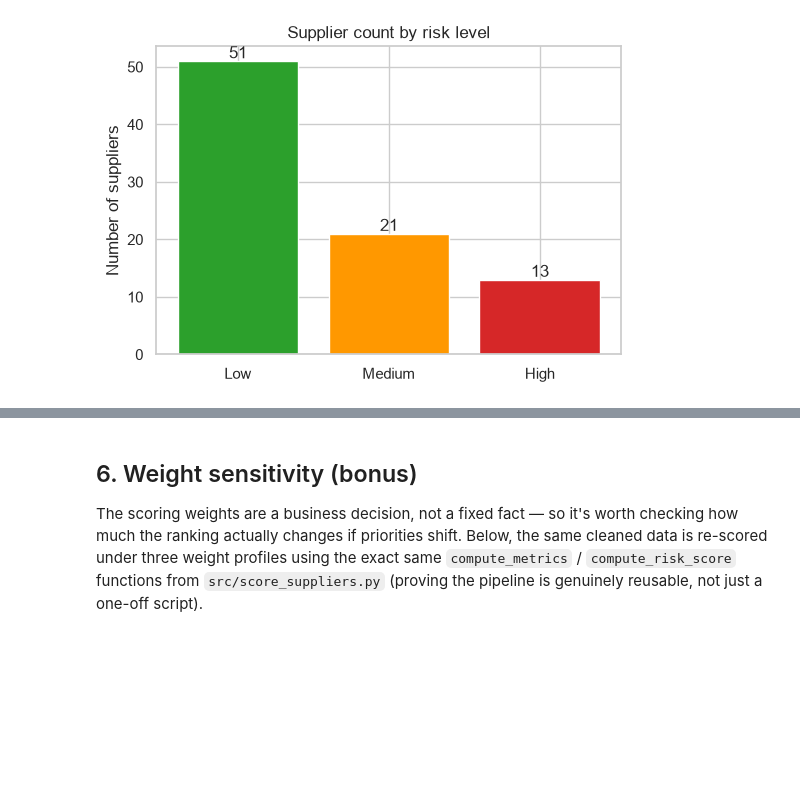
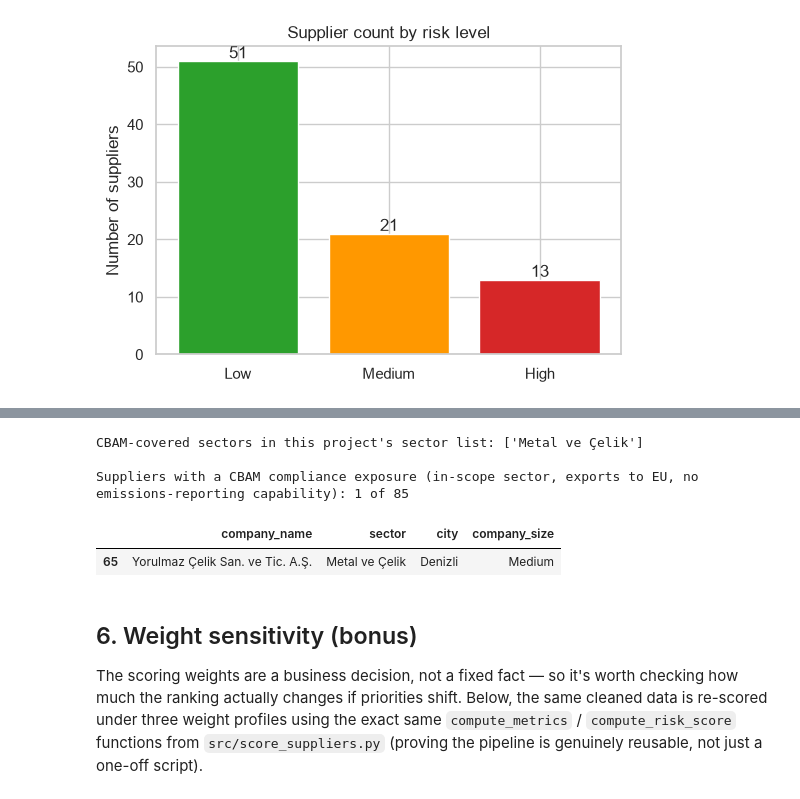
Before and after one commit to AykutKocer/supplier-risk-scoring, a Jupyter notebook: notebooks/supplier_risk_analysis.ipynb, the cells around one changed output, grey strips where cells are left out. Drawn from its saved outputs; the diff is of its cells as text; code cells hidden in the pictures; blank space fills up the shorter version.

```diff
--- a/notebooks/supplier_risk_analysis.ipynb
+++ b/notebooks/supplier_risk_analysis.ipynb
@@ -335,3 +337,20 @@ plt.show()
+# %%
+from score_suppliers import compute_cbam_compliance_risk, load_cbam_config
+
+cbam_sectors = load_cbam_config("../config/cbam_sectors.yaml")
+print(f"CBAM-covered sectors in this project's sector list: {cbam_sectors}")
+
+cbam_flag = compute_cbam_compliance_risk(clean_df, cbam_sectors)
+exposed = clean_df.loc[cbam_flag, ["company_name", "sector", "city", "company_size"]]
+print(f"\nSuppliers with a CBAM compliance exposure (in-scope sector, exports to EU, "
+      f"no emissions-reporting capability): {len(exposed)} of {len(clean_df)}")
+exposed
+# %% [output]
+CBAM-covered sectors in this project's sector list: ['Metal ve Çelik']
+
+Suppliers with a CBAM compliance exposure (in-scope sector, exports to EU, no emissions-reporting capability): 1 of 85
+|  | company_name | sector | city | company_size |
+| 65 | Yorulmaz Çelik San. ve Tic. A.Ş. | Metal ve Çelik | Denizli | Medium |
 # %% [markdown]
 ## 6. Weight sensitivity (bonus)
 
```
Also changed, not shown: parts of 20 cells of this notebook, 21 other files.
